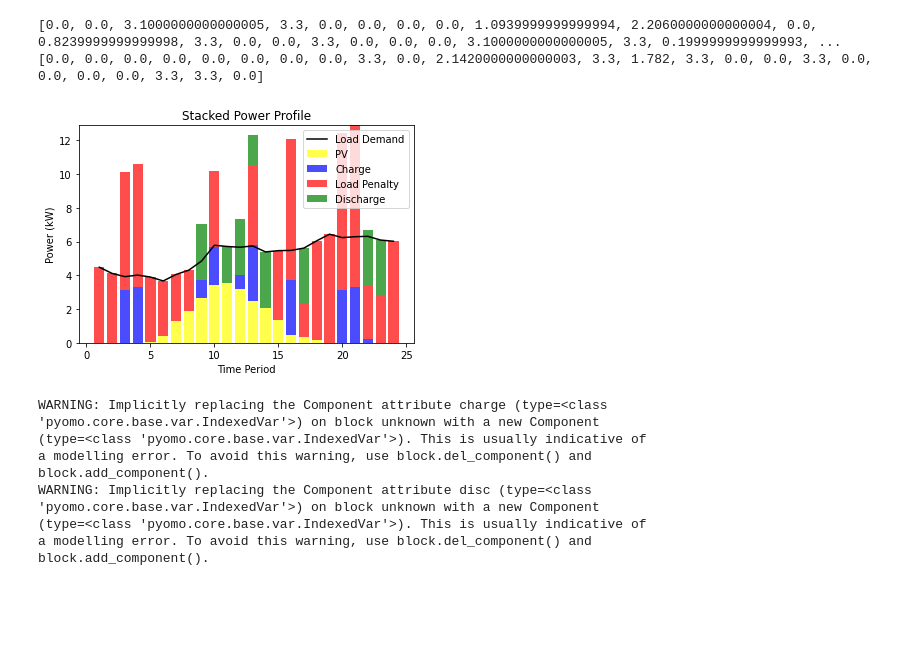
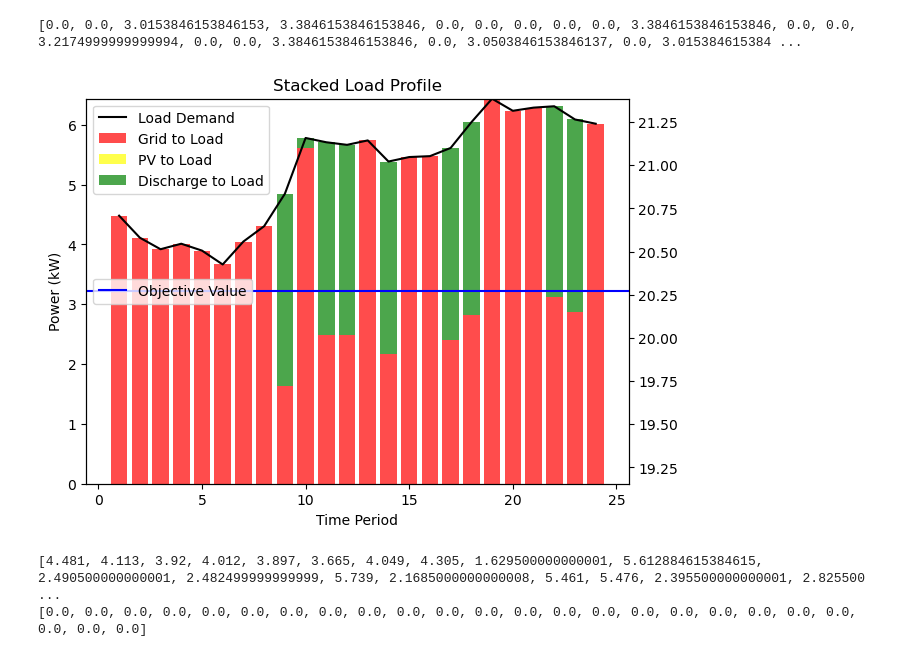
Before and after one commit to BenjaminTro/Cineldi, a Jupyter notebook: Task3_testing.ipynb, the cells around one changed output. Saved outputs shown, nothing was run; the diff lists cells and outputs as text; code cells hidden in the pictures; blank space fills up the shorter version.

```diff
--- a/Task3_testing.ipynb
+++ b/Task3_testing.ipynb
@@ -160,70 +245,53 @@ plt.show()
 # %%
 import matplotlib.pyplot as plt
 import numpy as np
 
 # Extract values from the Pyomo model
-charge_values = [model.charge[t]() for t in model.periods]
-pv_values = [model.PV[t] for t in model.periods]
-load_penalty_values = [model.penalty[t]() for t in model.periods]
+pv_values = [model.PV_load[t]() for t in model.periods]
+load_penalty_values = [model.grid[t]() for t in model.periods]
 load_demand_values = [model.loads[t] for t in model.periods]
 print(charge_values)
 
 
 # Calculate discharge values as the difference between load penalty and load demand
-discharge_values = [model.disc[t]() for t in model.periods]
-print(discharge_values)
+discharge_values = [model.disch_load[t]() for t in model.periods]
+#print(discharge_values)
 # Create an array for the time periods
 time_periods = list(model.periods)
 
 # Create a stacked bar chart
-fig, ax = plt.subplots()
+
+fig, ax1= plt.subplots(figsize=(7, 5))
+
+# Plot the load penalty
+ax1.bar(time_periods, load_penalty_values, label='Grid to Load', alpha=0.7, color='red')
 
 # Plot the PV power
-ax.bar(time_periods, pv_values, label='PV', alpha=0.7, color='yellow')
-
-# Plot the charge power
-ax.bar(time_periods, charge_values, bottom=pv_values, label='Charge', alpha=0.7, color='blue')
-
-# Plot the load penalty
-ax.bar(time_periods, load_penalty_values, bottom=np.array(pv_values) + np.array(charge_values), label='Load Penalty', alpha=0.7, color='red')
+ax1.bar(time_periods, pv_values, bottom=np.array(load_penalty_values), label='PV to Load', alpha=0.7, color='yellow')
 
 # Plot the discharge power
-ax.bar(time_periods, discharge_values, bottom=np.array(pv_values) + np.array(charge_values) + np.array(load_penalty_values), label='Discharge', alpha=0.7, color='green')
+ax1.bar(time_periods, discharge_values, bottom=np.array(pv_values) + np.array(load_penalty_values), label='Discharge to Load', alpha=0.7, color='green')
 
 # Plot the load demand as a curve
-ax.plot(time_periods, load_demand_values, label='Load Demand', color='black')
+ax1.plot(time_periods, load_demand_values, label='Load Demand', color='black')
+
+ax2=ax1.twinx()
+
+ax2.axhline(y=model.objective(), color='blue', linestyle='-', label='Objective Value')
+ax2.legend(loc='center left')
 
 # Set labels and legend
-ax.set_xlabel('Time Period')
-ax.set_ylabel('Power (kW)')
-ax.set_title('Stacked Power Profile')
-ax.legend()
+ax1.set_xlabel('Time Period')
+ax1.set_ylabel('Power (kW)')
+ax1.set_title('Stacked Load Profile')
+ax1.legend()
 
 # Show the plot
 plt.show()
+print(load_penalty_values)
+print(pv_values)
 # %% [output]
-[0.0, 0.0, 3.1000000000000005, 3.3, 0.0, 0.0, 0.0, 0.0, 1.0939999999999994, 2.2060000000000004, 0.0, 0.8239999999999998, 3.3, 0.0, 0.0, 3.3, 0.0, 0.0, 0.0, 3.1000000000000005, 3.3, 0.1999999999999993, ...
-[0.0, 0.0, 0.0, 0.0, 0.0, 0.0, 0.0, 0.0, 3.3, 0.0, 2.1420000000000003, 3.3, 1.782, 3.3, 0.0, 0.0, 3.3, 0.0, 0.0, 0.0, 0.0, 3.3, 3.3, 0.0]
+[0.0, 0.0, 3.0153846153846153, 3.3846153846153846, 0.0, 0.0, 0.0, 0.0, 0.0, 3.3846153846153846, 0.0, 0.0, 3.2174999999999994, 0.0, 0.0, 3.3846153846153846, 0.0, 3.0503846153846137, 0.0, 3.015384615384 ...
-[figure, old version]
+[figure, new version]
+[4.481, 4.113, 3.92, 4.012, 3.897, 3.665, 4.049, 4.305, 1.629500000000001, 5.612884615384615, 2.490500000000001, 2.482499999999999, 5.739, 2.1685000000000008, 5.461, 5.476, 2.395500000000001, 2.825500 ...
+[0.0, 0.0, 0.0, 0.0, 0.0, 0.0, 0.0, 0.0, 0.0, 0.0, 0.0, 0.0, 0.0, 0.0, 0.0, 0.0, 0.0, 0.0, 0.0, 0.0, 0.0, 0.0, 0.0, 0.0]
-# %%
-def charging_power_limit_rule(model, t):
-    return (0,charging_power_limit)
-model.charging_power_limit_constraint = pyo.Constraint(model.periods, rule=charging_power_limit_rule)
-model.charge = pyo.Var(model.periods, bounds=charging_power_limit_rule)  #, initialize=initial_charge_values)
-
-
-def discharging_power_limit_rule(model, t):
-    return (0,discharging_power_limit)
-model.discharging_power_limit_constraint = pyo.Constraint(model.periods, rule=discharging_power_limit_rule)
-model.disc = pyo.Var(model.periods, bounds=discharging_power_limit_rule)    #, initialize=initial_discharge_values)
-# %% [output]
-WARNING: Implicitly replacing the Component attribute charge (type=<class
-'pyomo.core.base.var.IndexedVar'>) on block unknown with a new Component
-(type=<class 'pyomo.core.base.var.IndexedVar'>). This is usually indicative of
-a modelling error. To avoid this warning, use block.del_component() and
-block.add_component().
-WARNING: Implicitly replacing the Component attribute disc (type=<class
-'pyomo.core.base.var.IndexedVar'>) on block unknown with a new Component
-(type=<class 'pyomo.core.base.var.IndexedVar'>). This is usually indicative of
-a modelling error. To avoid this warning, use block.del_component() and
-block.add_component().
```
Also changed, not shown: parts of 8 cells of this notebook.
